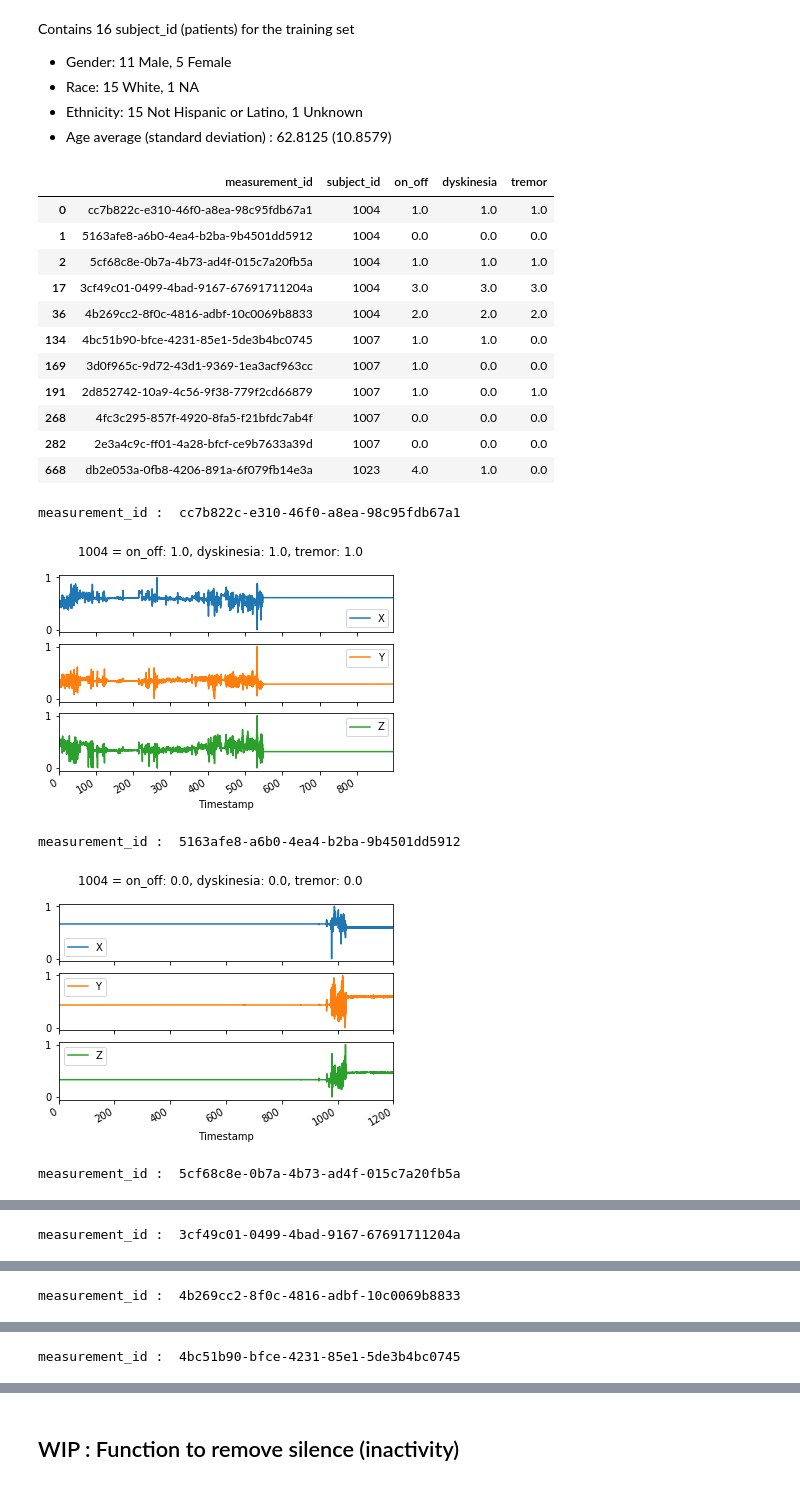
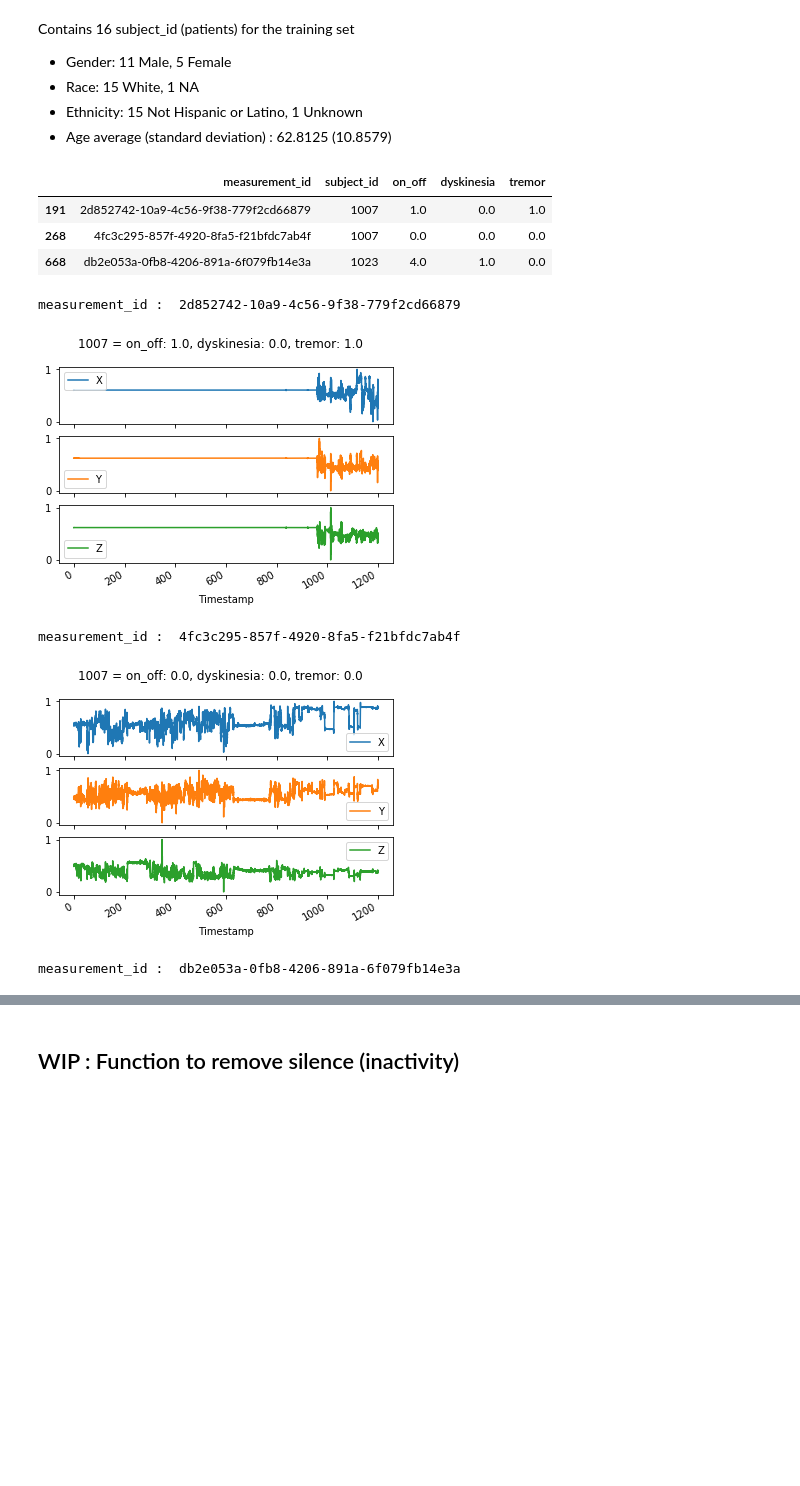
Before and after one commit to Mymoza/BeatPD-CLSP-JHU, a Jupyter notebook: analyze_data.ipynb, the cells around one changed output, grey strips where cells are left out. Saved outputs shown, nothing was run; the diff lists cells and outputs as text; code cells hidden in the pictures; blank space fills up the shorter version.

```diff
--- a/analyze_data.ipynb
+++ b/analyze_data.ipynb
@@ -207,43 +207,38 @@ path_train_data, df_train_label = define_data_type(data_type=data_type)
 # '464ac314-6c4b-4c4a-957c-28a2339150d6']
 
 list_measurement_id=['5cf68c8e-0b7a-4b73-ad4f-015c7a20fb5a',
                      'cc7b822c-e310-46f0-a8ea-98c95fdb67a1',
                      '5163afe8-a6b0-4ea4-b2ba-9b4501dd5912',
                     'db2e053a-0fb8-4206-891a-6f079fb14e3a',
                     '2d852742-10a9-4c56-9f38-779f2cd66879',
                     '2e3a4c9c-ff01-4a28-bfcf-ce9b7633a39d', # no silence should be removed
                     '3cf49c01-0499-4bad-9167-67691711204a',# no silence should be removed PAS LA??
                     '3d0f965c-9d72-43d1-9369-1ea3acf963cc', # PAS LA ???
                     '4b269cc2-8f0c-4816-adbf-10c0069b8833',
                     '4bc51b90-bfce-4231-85e1-5de3b4bc0745',
                     '4fc3c295-857f-4920-8fa5-f21bfdc7ab4f'] #bit of inactivity in the middle]
 
+list_measurement_id=['2d852742-10a9-4c56-9f38-779f2cd66879',
+'4fc3c295-857f-4920-8fa5-f21bfdc7ab4f',
+'db2e053a-0fb8-4206-891a-6f079fb14e3a']
 
 # Filter df_train_label according to the measurement_id we are most interested in
 df_train_label = interesting_patients(df_train_label=df_train_label, list_measurement_id=list_measurement_id)
 
 # Display filtered df_train_label
 display(df_train_label)
 
 #path_no_silence_data = remove_silence(df_train_label)
 
 # Plot the accelerometer data
 plot_accelerometer(data_type=data_type, path_accelerometer_plots=path_save_accelerometer_plots)
 # %% [output]
 |  | measurement_id | subject_id | on_off | dyskinesia | tremor |
-| 0 | cc7b822c-e310-46f0-a8ea-98c95fdb67a1 | 1004 | 1.0 | 1.0 | 1.0 |
-| 1 | 5163afe8-a6b0-4ea4-b2ba-9b4501dd5912 | 1004 | 0.0 | 0.0 | 0.0 |
-| 2 | 5cf68c8e-0b7a-4b73-ad4f-015c7a20fb5a | 1004 | 1.0 | 1.0 | 1.0 |
-| 17 | 3cf49c01-0499-4bad-9167-67691711204a | 1004 | 3.0 | 3.0 | 3.0 |
-| 36 | 4b269cc2-8f0c-4816-adbf-10c0069b8833 | 1004 | 2.0 | 2.0 | 2.0 |
-| 134 | 4bc51b90-bfce-4231-85e1-5de3b4bc0745 | 1007 | 1.0 | 1.0 | 0.0 |
-| 169 | 3d0f965c-9d72-43d1-9369-1ea3acf963cc | 1007 | 1.0 | 0.0 | 0.0 |
 | 191 | 2d852742-10a9-4c56-9f38-779f2cd66879 | 1007 | 1.0 | 0.0 | 1.0 |
 | 268 | 4fc3c295-857f-4920-8fa5-f21bfdc7ab4f | 1007 | 0.0 | 0.0 | 0.0 |
-| 282 | 2e3a4c9c-ff01-4a28-bfcf-ce9b7633a39d | 1007 | 0.0 | 0.0 | 0.0 |
 | 668 | db2e053a-0fb8-4206-891a-6f079fb14e3a | 1023 | 4.0 | 1.0 | 0.0 |
-measurement_id :  cc7b822c-e310-46f0-a8ea-98c95fdb67a1
+measurement_id :  2d852742-10a9-4c56-9f38-779f2cd66879
-[figure, old version]
+[figure, new version]
-measurement_id :  5163afe8-a6b0-4ea4-b2ba-9b4501dd5912
+measurement_id :  4fc3c295-857f-4920-8fa5-f21bfdc7ab4f
-[figure, old version]
+[figure, new version]
-measurement_id :  5cf68c8e-0b7a-4b73-ad4f-015c7a20fb5a
+measurement_id :  db2e053a-0fb8-4206-891a-6f079fb14e3a
@@ -251 +245,0 @@ measurement_id :  5cf68c8e-0b7a-4b73-ad4f-015c7a20fb5a
-measurement_id :  3cf49c01-0499-4bad-9167-67691711204a
@@ -253 +245,0 @@ measurement_id :  3cf49c01-0499-4bad-9167-67691711204a
-measurement_id :  4b269cc2-8f0c-4816-adbf-10c0069b8833
@@ -255 +245,0 @@ measurement_id :  4b269cc2-8f0c-4816-adbf-10c0069b8833
-measurement_id :  4bc51b90-bfce-4231-85e1-5de3b4bc0745
```
Also changed, not shown: parts of 7 cells of this notebook.
